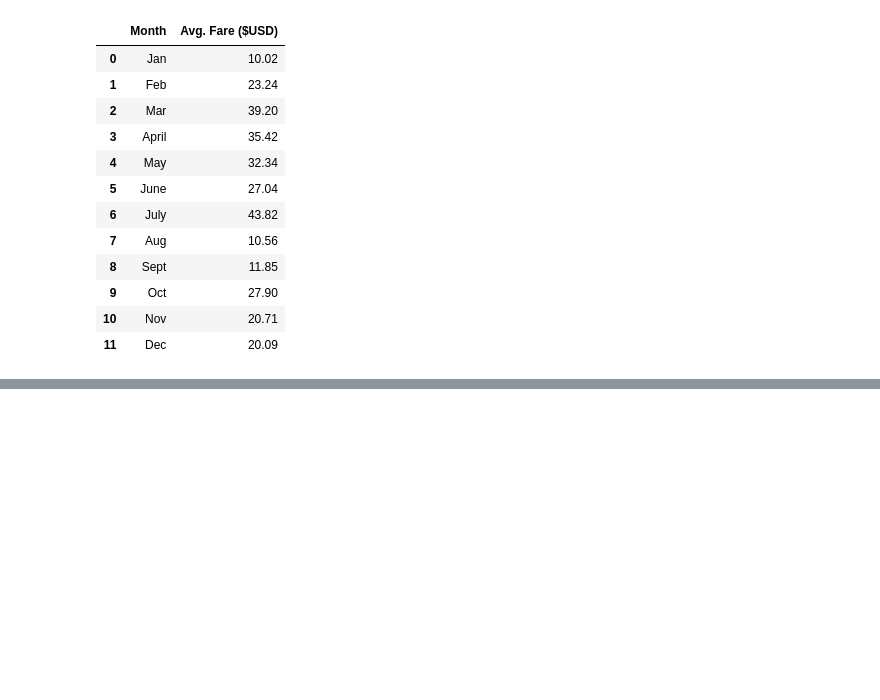
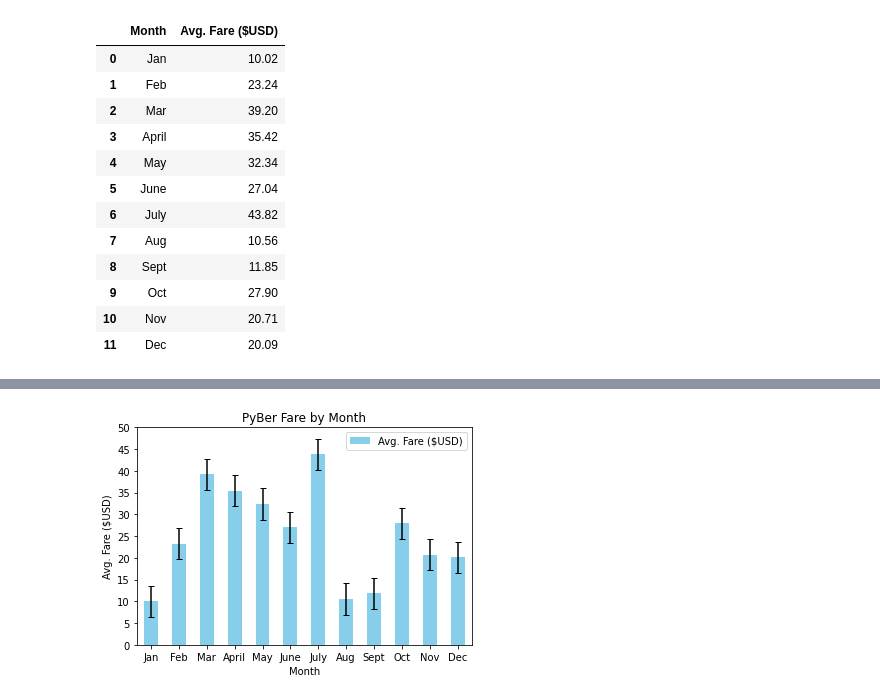
Before and after one commit to AndrejaCH/PyBer_Analysis, a Jupyter notebook: PyBer_ride_data.ipynb, the cells around one changed output, grey strips where cells are left out. Saved outputs shown, nothing was run; the diff lists cells and outputs as text; code cells hidden in the pictures; blank space fills up the shorter version.

```diff
--- a/PyBer_ride_data.ipynb
+++ b/PyBer_ride_data.ipynb
@@ -32,0 +77,38 @@ plt.show()
+# %%
+#SKILL-DRILL:
+#import dependencies
+import statistics
+
+# Get the standard deviation of the values in the y-axis.
+#how to choose the right column from the df?
+stdev = statistics.stdev(y_axis)
+
+#ploting error bars using MATLAB
+pyber_ride_df.plot(x="Month", y="Avg. Fare ($USD)", kind='bar', yerr=stdev, capsize=3, color="skyblue")
+
+#Rotate of the x-axis labels
+plt.xticks(rotation=0)
+
+# Set y-axis and tick locations.
+x_axis = np.arange(len(pyber_ride_df))
+tick_locations = [value for value in y_axis]
+plt.yticks(np.arange(0, 51, step=5.0))
+
+# Plot the data.
+plt.xticks(tick_locations, pyber_ride_df["Month"])
+
+# Create labels for the x and y axes.
+plt.xlabel("Month")
+plt.ylabel("Avg. Fare ($USD)")
+
+# Create a title.
+plt.title("PyBer Fare by Month")
+
+plt.show()
+
+#plotting a chart and adding major ticks
+#plt.bar(x_axis, y)
+#plt.xticks(np.arange(0, 51, step=5.0)) #use yticks()
+#plt.gca().invert_yaxis()
+# %% [output]
+[figure, added]
```
Also changed, not shown: parts of 4 cells of this notebook.
